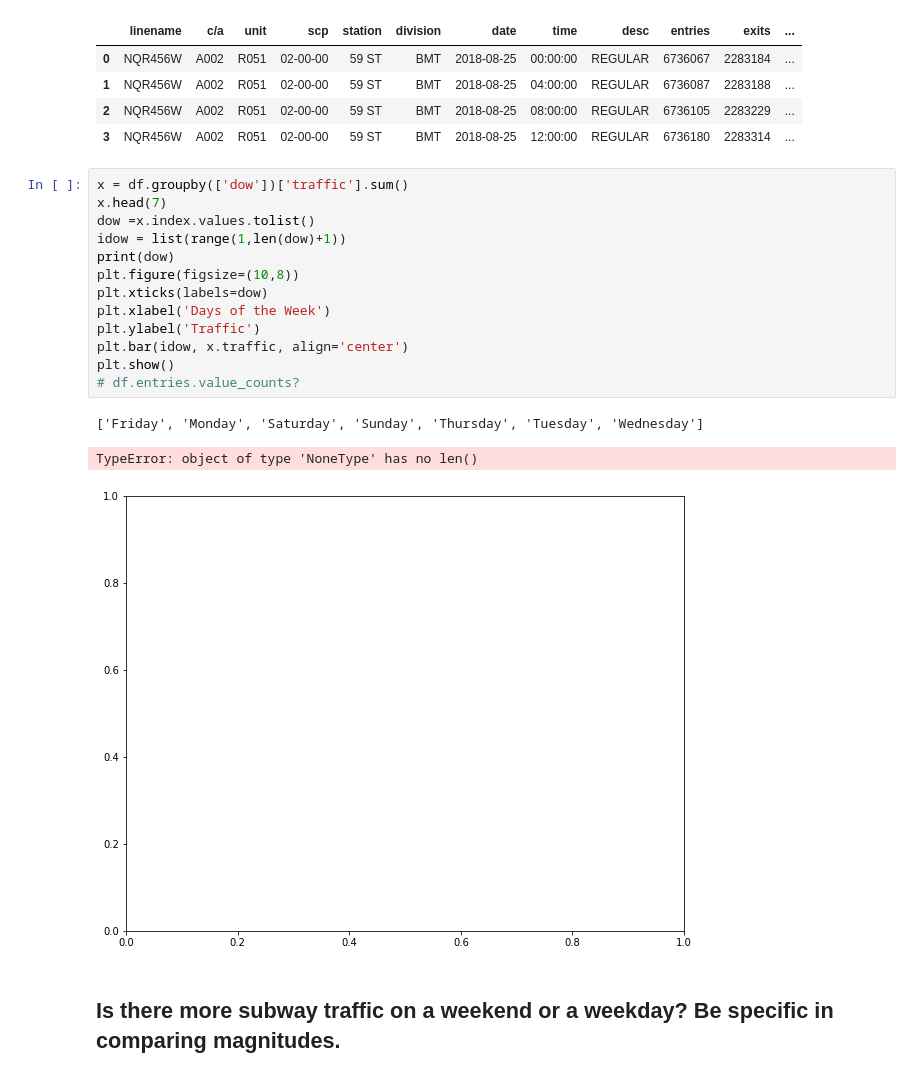
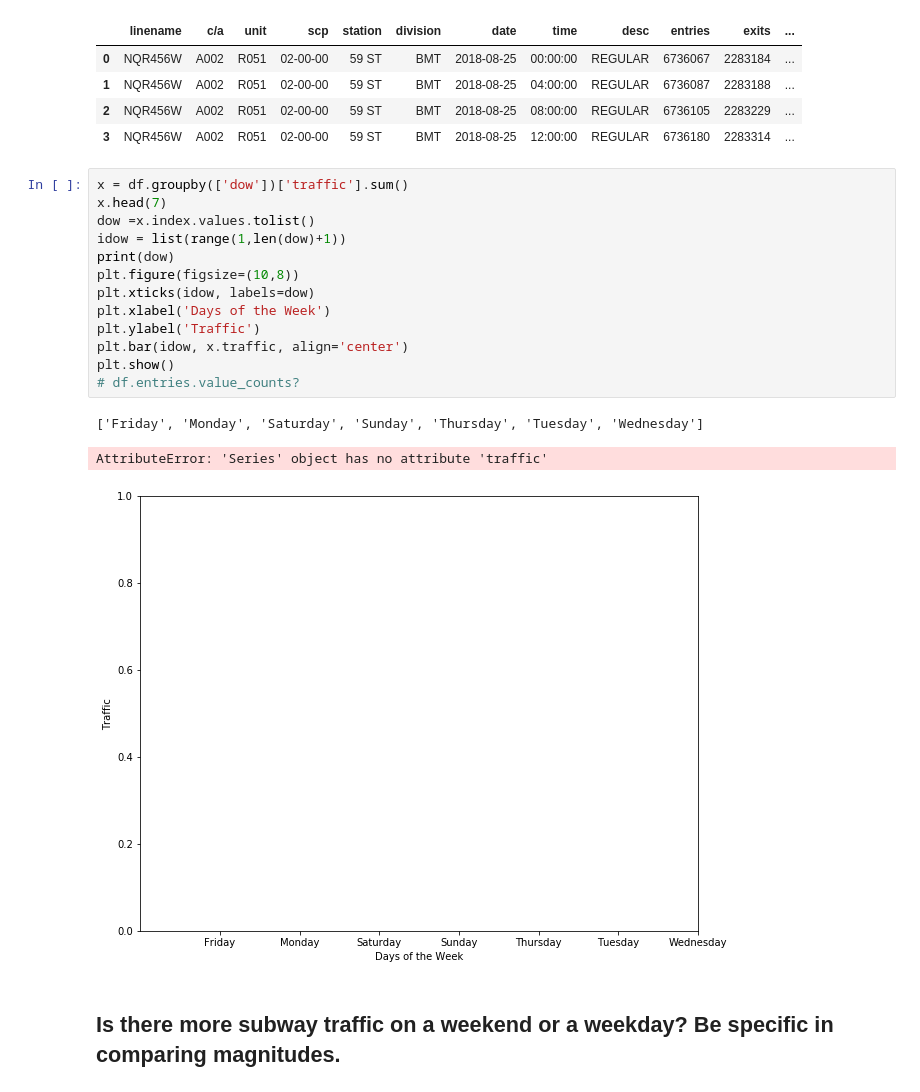
Before and after one commit to GovenFist/dsc-0-03-08-understanding-pandas-series-and-dataframes-lab-online-ds-sp-000, a Jupyter notebook: index.ipynb, the cells around one changed output. Cells and saved outputs as stored; diff of their text form.

```diff
--- a/index.ipynb
+++ b/index.ipynb
@@ -146,20 +146,20 @@ df.head(4)
 # %%
 x = df.groupby(['dow'])['traffic'].sum()
 x.head(7)
 dow =x.index.values.tolist()
 idow = list(range(1,len(dow)+1))
 print(dow)
 plt.figure(figsize=(10,8))
-plt.xticks(labels=dow)
+plt.xticks(idow, labels=dow)
 plt.xlabel('Days of the Week')
 plt.ylabel('Traffic')
 plt.bar(idow, x.traffic, align='center')
 plt.show()
 # df.entries.value_counts?
 # %% [output]
 ['Friday', 'Monday', 'Saturday', 'Sunday', 'Thursday', 'Tuesday', 'Wednesday']
-TypeError: object of type 'NoneType' has no len()
+AttributeError: 'Series' object has no attribute 'traffic'
-[figure, old version]
+[figure, new version]
 # %% [markdown]
 ## Is there more subway traffic on a weekend or a weekday?    Be specific in comparing magnitudes.
 # %%
```
